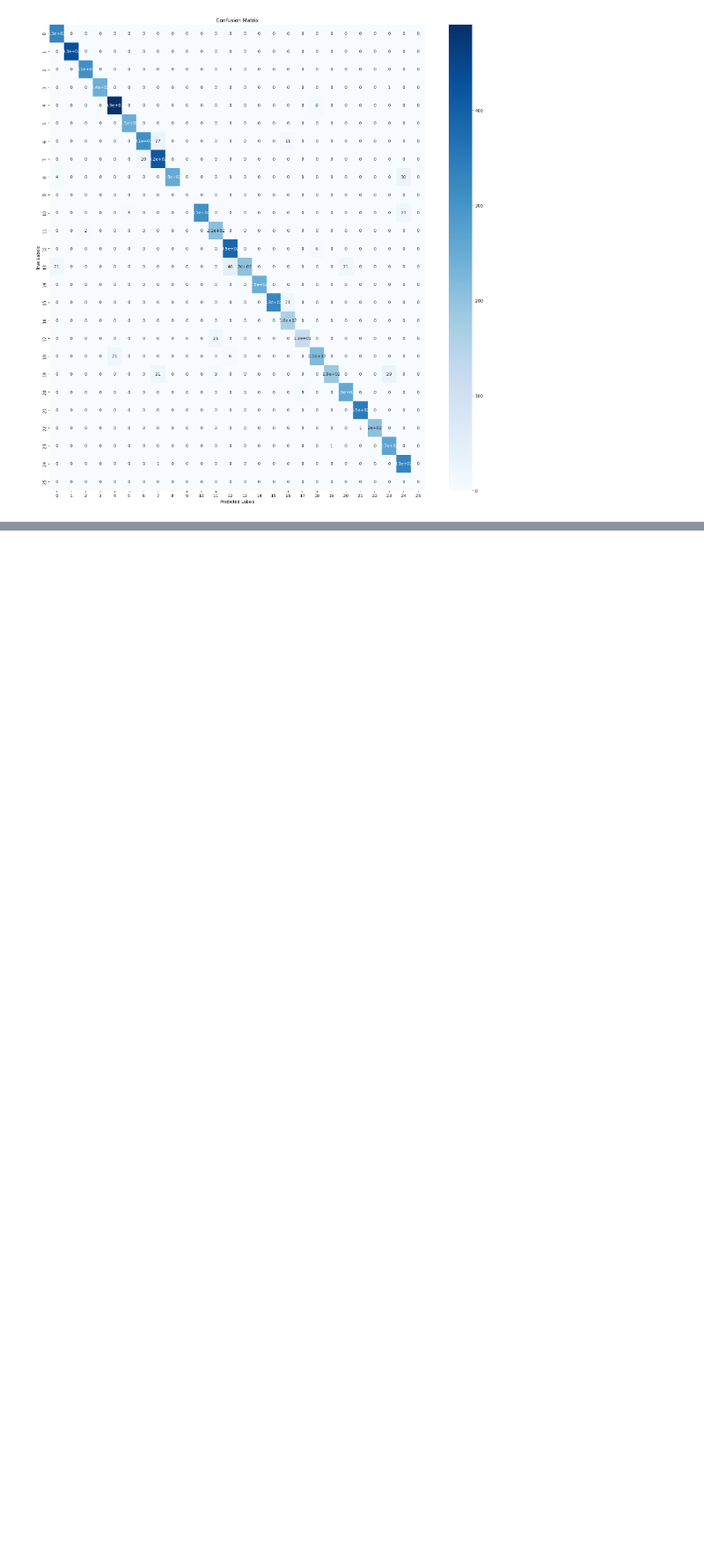
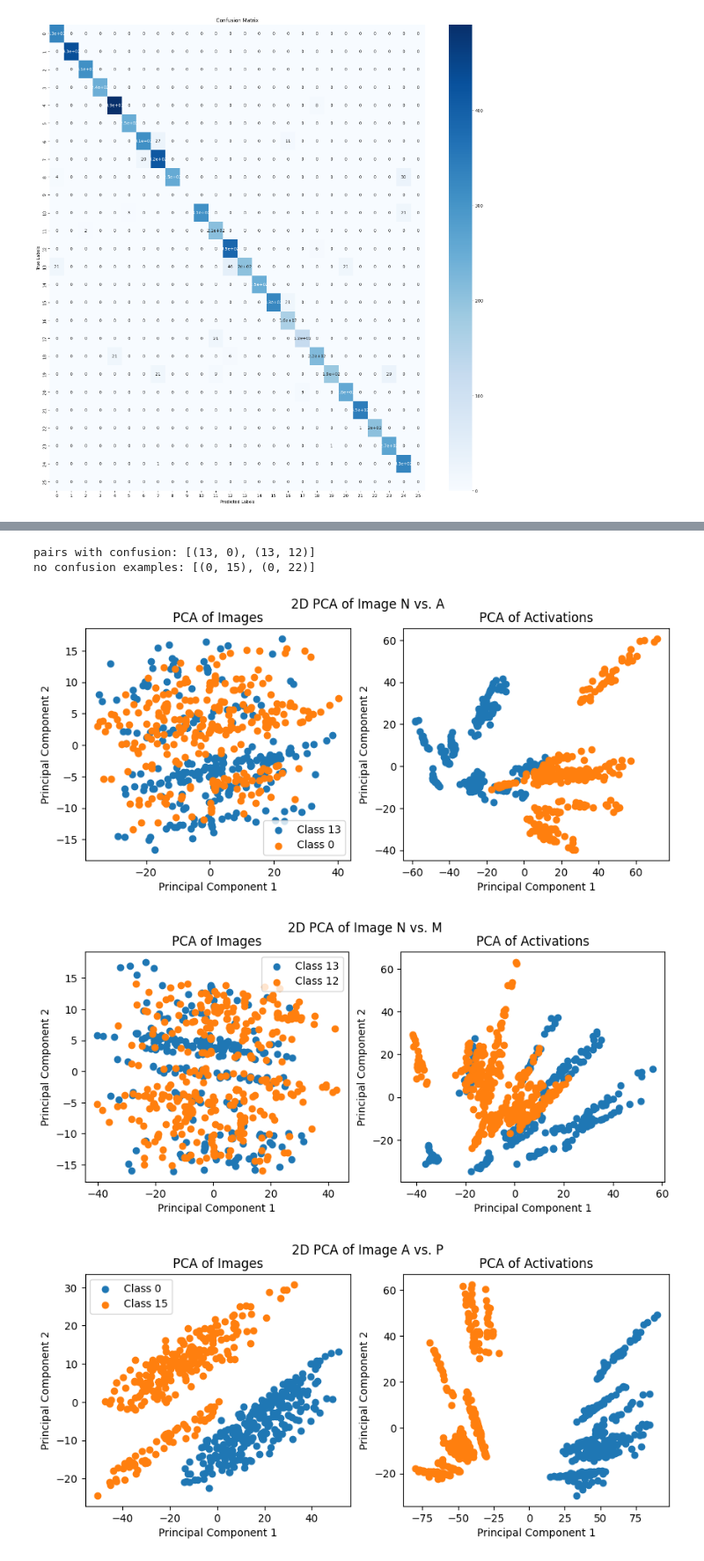
Before and after one commit to metaconsciousgroup/9s912_assignments, a Jupyter notebook: abdelrahman_mona/hw_1/analysis.ipynb, the cells around one changed output, grey strips where cells are left out. Shown at 88% size. Drawn from its saved outputs; the diff is of its cells as text; code cells hidden in the pictures; blank space fills up the shorter version.

```diff
--- a/abdelrahman_mona/hw_1/analysis.ipynb
+++ b/abdelrahman_mona/hw_1/analysis.ipynb
@@ -383,0 +343,44 @@ for pair in true_to_common_confusion:
+# %%
+#PCA running on only the pairs
+print(f'pairs with confusion: {true_to_common_confusion}')
+print(f'no confusion examples: {negative_examples}')
+pca = PCA(n_components=2)
+
+
+# Visualization
+for pair in pairs_to_analyze:
+    mask = np.logical_or.reduce([y == label for label in pair])
+    # Filter the data using the mask
+    X_stan_filtered = X_standardized[mask]
+    y_filtered = y[mask]
+    mask_act = np.logical_or.reduce([labels_activations == label for label in pair])
+    filtered_activations = formatted_activations[mask_act]
+    labels_act_filtered = labels_activations[mask_act]
+    principal_components = pca.fit_transform(X_stan_filtered)
+    activations_pca = pca.fit_transform(filtered_activations)
+
+    fig, ax = plt.subplots(1, 2, figsize=(10, 4))
+    for i, target in enumerate(pair):
+        ax[0].scatter(principal_components[y_filtered == target, 0],
+                    principal_components[y_filtered == target, 1],
+                    label=f"Class {target}")
+
+        ax[1].scatter(activations_pca[labels_act_filtered == target, 0],
+                    activations_pca[labels_act_filtered == target, 1],
+                    label=f"Class {target}")
+
+    ax[0].legend()
+    ax[0].set_xlabel("Principal Component 1")
+    ax[0].set_ylabel("Principal Component 2")
+    ax[0].set_title('PCA of Images')
+    ax[1].set_xlabel("Principal Component 1")
+    ax[1].set_ylabel("Principal Component 2")
+    ax[1].set_title('PCA of Activations')
+    fig.suptitle(f"2D PCA of Image {index_to_letter[pair[0]]} vs. {index_to_letter[pair[1]]}")
+    plt.show()
+# %% [output]
+pairs with confusion: [(13, 0), (13, 12)]
+no confusion examples: [(0, 15), (0, 22)]
+[figure, added]
+[figure, added]
+[figure, added]
```
Also changed, not shown: parts of 9 cells of this notebook, 2 other files.
